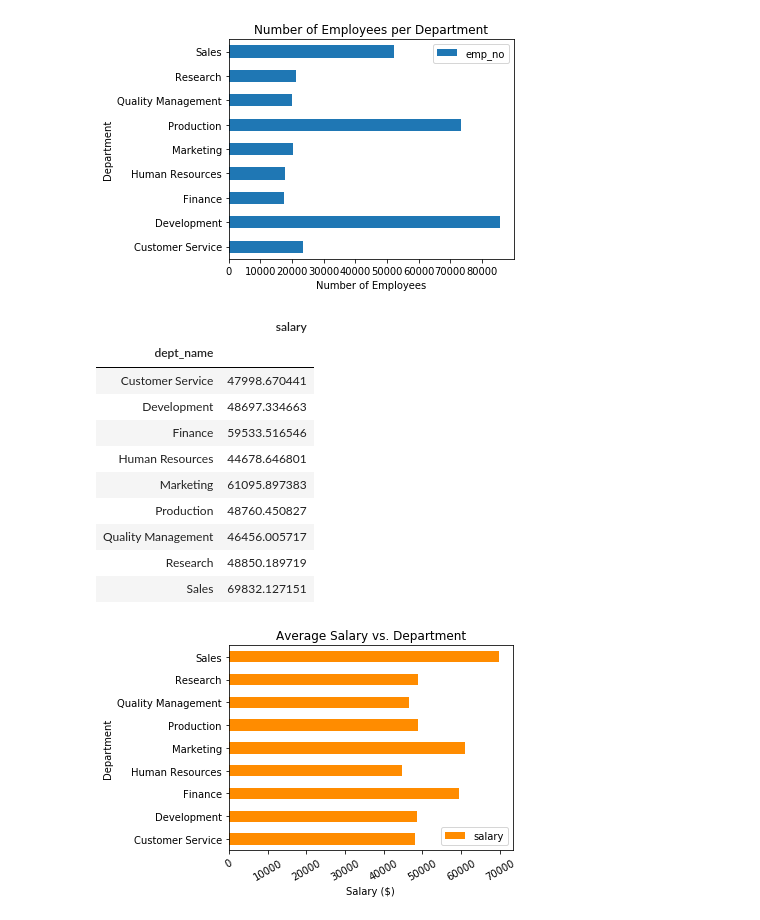
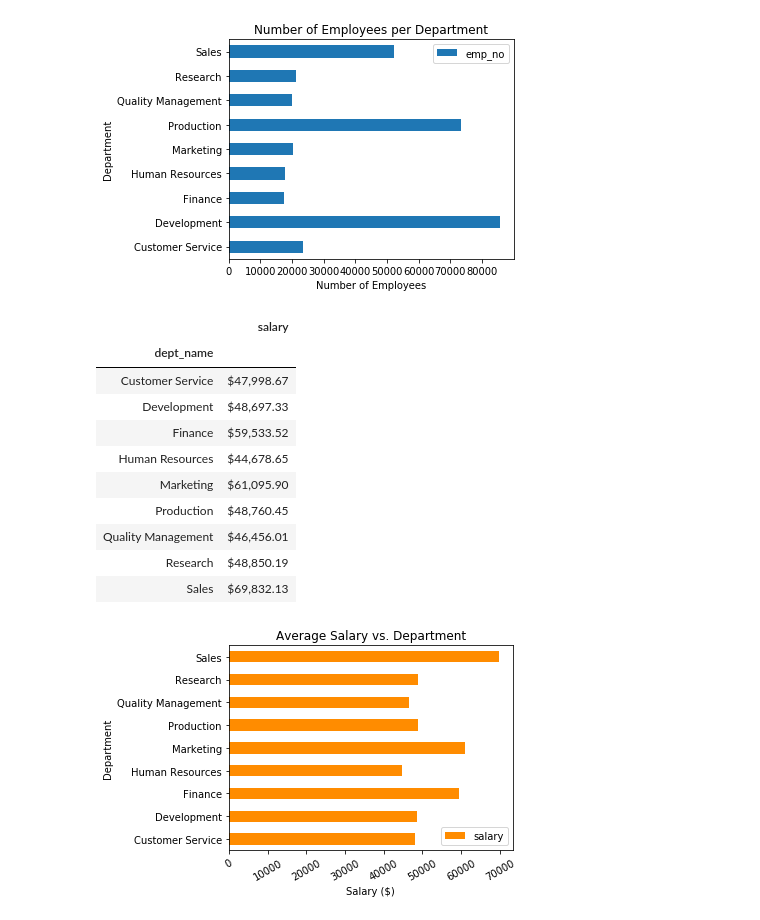
Before and after one commit to camiloibanez/Employee-Payroll-Analysis, a Jupyter notebook: EmployeeSQL/Employee data.ipynb, the cells around one changed output. Saved outputs shown, nothing was run; the diff lists cells and outputs as text; code cells hidden in the pictures.

Commit message:
formatted department salaries

```diff
--- a/EmployeeSQL/Employee data.ipynb
+++ b/EmployeeSQL/Employee data.ipynb
@@ -95,20 +96,23 @@ plt.show()
 # %%
 avg_salary_department_df = pd.merge(departments_df, dept_emp_df, on="dept_no", how="inner")
 avg_salary_department_df = pd.merge(avg_salary_department_df, salaries_df, on="emp_no", how="inner")
 avg_salary_department_df = avg_salary_department_df.loc[:,['dept_name', 'salary']].groupby('dept_name').mean()
-avg_salary_department_df.head(10)
+
+avg_salary_department_currency_df = avg_salary_department_df.copy()
+avg_salary_department_currency_df["salary"] = avg_salary_department_currency_df["salary"].map("${:,.2f}".format)
+avg_salary_department_currency_df.head(10)
 # %% [output]
 |  | salary |
 | dept_name |  |
-| Customer Service | 47998.670441 |
-| Development | 48697.334663 |
-| Finance | 59533.516546 |
-| Human Resources | 44678.646801 |
-| Marketing | 61095.897383 |
-| Production | 48760.450827 |
-| Quality Management | 46456.005717 |
-| Research | 48850.189719 |
-| Sales | 69832.127151 |
+| Customer Service | $47,998.67 |
+| Development | $48,697.33 |
+| Finance | $59,533.52 |
+| Human Resources | $44,678.65 |
+| Marketing | $61,095.90 |
+| Production | $48,760.45 |
+| Quality Management | $46,456.01 |
+| Research | $48,850.19 |
+| Sales | $69,832.13 |
 # %%
 avg_salary_department_df.plot(kind='barh', title="Average Salary by Department", color="darkorange")
 plt.title('Average Salary vs. Department')
```
Also changed, not shown: parts of 2 cells of this notebook.
